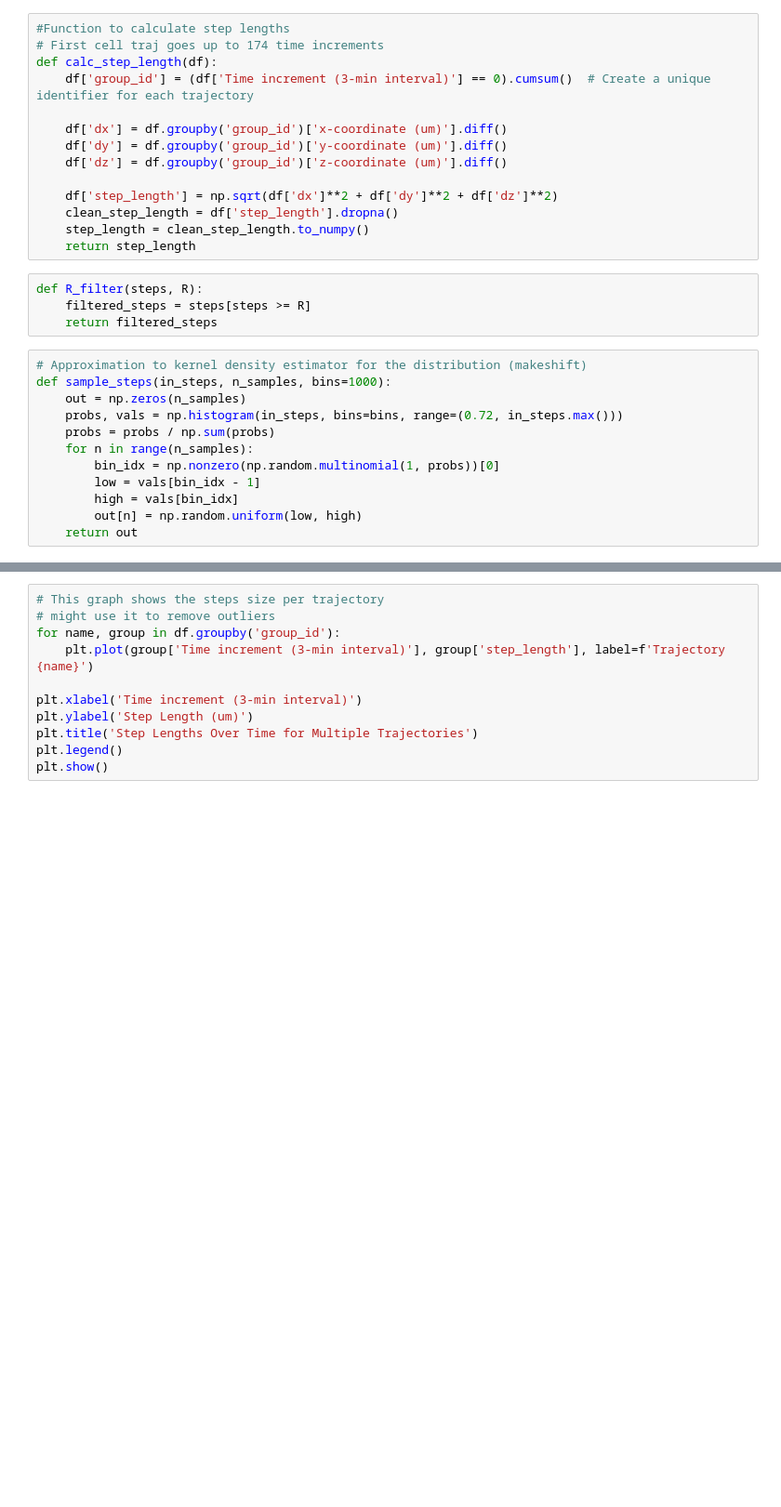
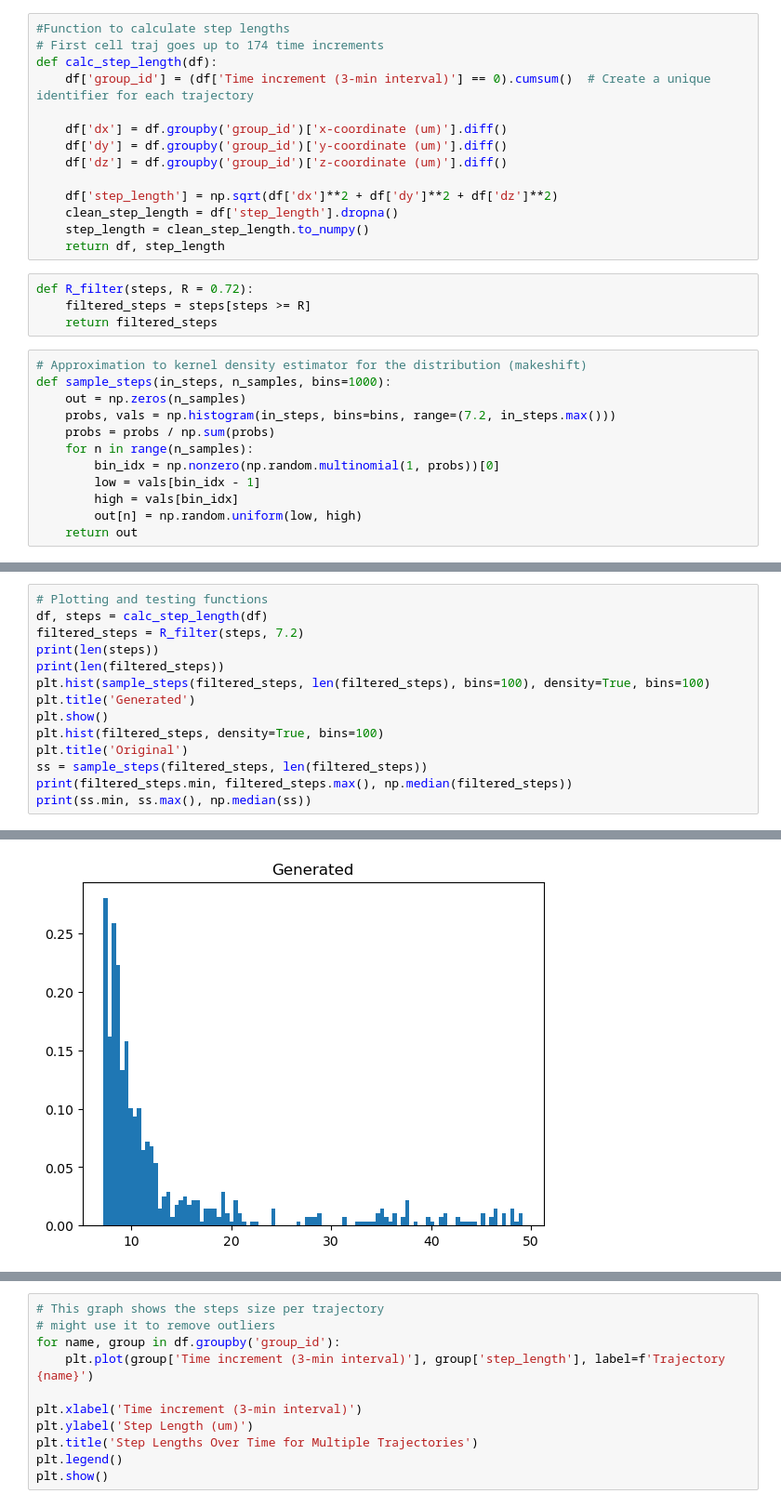
Before and after one commit to dz1921/RANDOMWALK, a Jupyter notebook: Distribution_Building.ipynb, the cells around one changed output, grey strips where cells are left out. Shown: that part at 93% size. Drawn from its saved outputs; the diff is of its cells as text; blank space fills up the shorter version.

```diff
--- a/Distribution_Building.ipynb
+++ b/Distribution_Building.ipynb
@@ -31,16 +32,16 @@ def calc_step_length(df):
     df['step_length'] = np.sqrt(df['dx']**2 + df['dy']**2 + df['dz']**2)
     clean_step_length = df['step_length'].dropna()
     step_length = clean_step_length.to_numpy()
-    return step_length
+    return df, step_length
 # %%
-def R_filter(steps, R):
+def R_filter(steps, R = 0.72):
     filtered_steps = steps[steps >= R]
     return filtered_steps
 # %%
 # Approximation to kernel density estimator for the distribution (makeshift)
 def sample_steps(in_steps, n_samples, bins=1000):
     out = np.zeros(n_samples)
-    probs, vals = np.histogram(in_steps, bins=bins, range=(0.72, in_steps.max()))
+    probs, vals = np.histogram(in_steps, bins=bins, range=(7.2, in_steps.max()))
     probs = probs / np.sum(probs)
     for n in range(n_samples):
         bin_idx = np.nonzero(np.random.multinomial(1, probs))[0]
@@ -50,0 +55,15 @@ def sample_steps(in_steps, n_samples, bins=1000):
+# %%
+# Plotting and testing functions
+df, steps = calc_step_length(df)
+filtered_steps = R_filter(steps, 7.2)
+print(len(steps))
+print(len(filtered_steps))
+plt.hist(sample_steps(filtered_steps, len(filtered_steps), bins=100), density=True, bins=100)
+plt.title('Generated')
+plt.show()
+plt.hist(filtered_steps, density=True, bins=100)
+plt.title('Original')
+ss = sample_steps(filtered_steps, len(filtered_steps))
+print(filtered_steps.min, filtered_steps.max(), np.median(filtered_steps))
+print(ss.min, ss.max(), np.median(ss))
+# %% [output]
@@ -50,0 +72 @@ def sample_steps(in_steps, n_samples, bins=1000):
+[figure, added]
```
Also changed, not shown: parts of 12 cells of this notebook.
